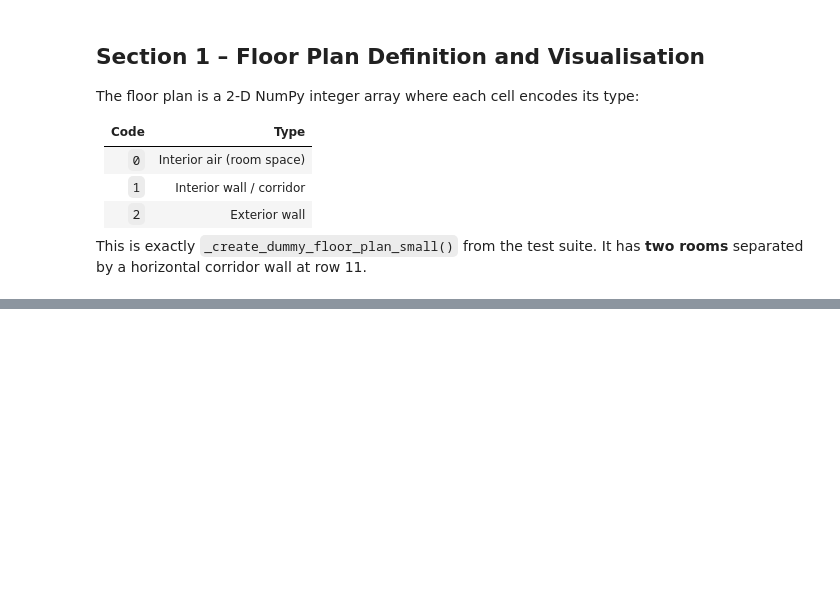
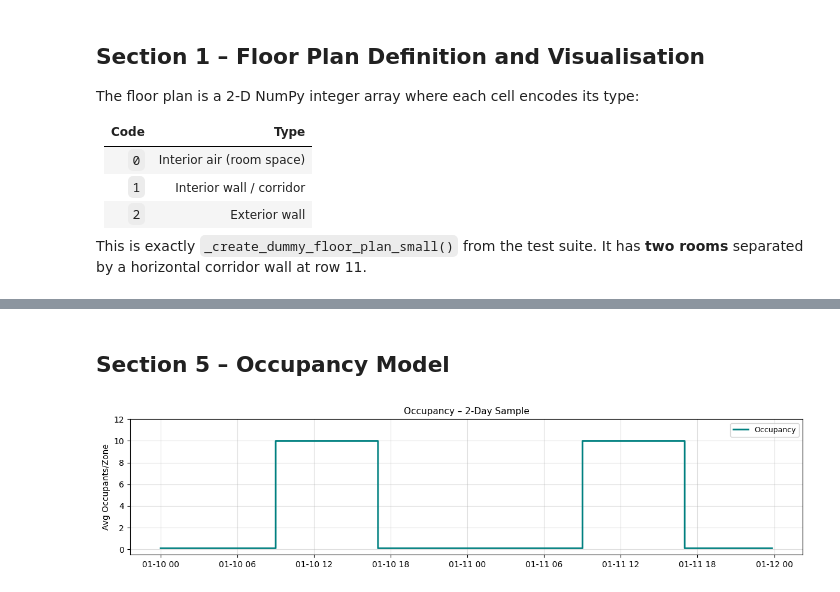
Before and after one commit to ecosang/sbsim, a Jupyter notebook: smart_control/notebooks/building_setpoint_control_demo.ipynb, the cells around one changed output, grey strips where cells are left out. Saved outputs shown, nothing was run; the diff lists cells and outputs as text; code cells hidden in the pictures; blank space fills up the shorter version.

```diff
--- a/smart_control/notebooks/building_setpoint_control_demo.ipynb
+++ b/smart_control/notebooks/building_setpoint_control_demo.ipynb
@@ -1137,0 +578,40 @@ for fname in [
+# %% [markdown]
+## Section 5 – Occupancy Model
+# %%
+occupancy = occupancy_py.StepFunctionOccupancy(
+    work_start_time=pd.Timedelta(9, unit="h"),
+    work_end_time=pd.Timedelta(17, unit="h"),
+    work_occupancy=10.0,
+    nonwork_occupancy=0.1,
+)
+
+occ_times = pd.date_range("2024-01-10", periods=2 * 24 * 12, freq="5min")
+occ_vals = [
+    occupancy.average_zone_occupancy("room_1", occ_times[i], occ_times[i + 1])
+    for i in range(len(occ_times) - 1)
+]
+
+fig_occ, ax_occ = plt.subplots(figsize=(12, 3))
+ax_occ.plot(
+    occ_times[:-1],
+    occ_vals,
+    color="teal",
+    lw=2,
+    drawstyle="steps-post",
+    label="Occupancy",
+)
+ax_occ.set_ylabel("Avg Occupants/Zone")
+ax_occ.set_ylim(-0.5, 12)
+ax_occ.set_title("Occupancy – 2-Day Sample", fontsize=11)
+ax_occ.legend(fontsize=9)
+ax_occ.grid(True, alpha=0.4)
+plt.tight_layout()
+plt.show()
+
+# Also import TFSimulator
+# pylint: disable=wrong-import-position
+from smart_control.simulator import tf_simulator as tf_simulator_py
+
+# pylint: enable=wrong-import-position
+# %% [output]
+[figure, added]
```
Also changed, not shown: parts of 52 cells of this notebook, 4 other files.
